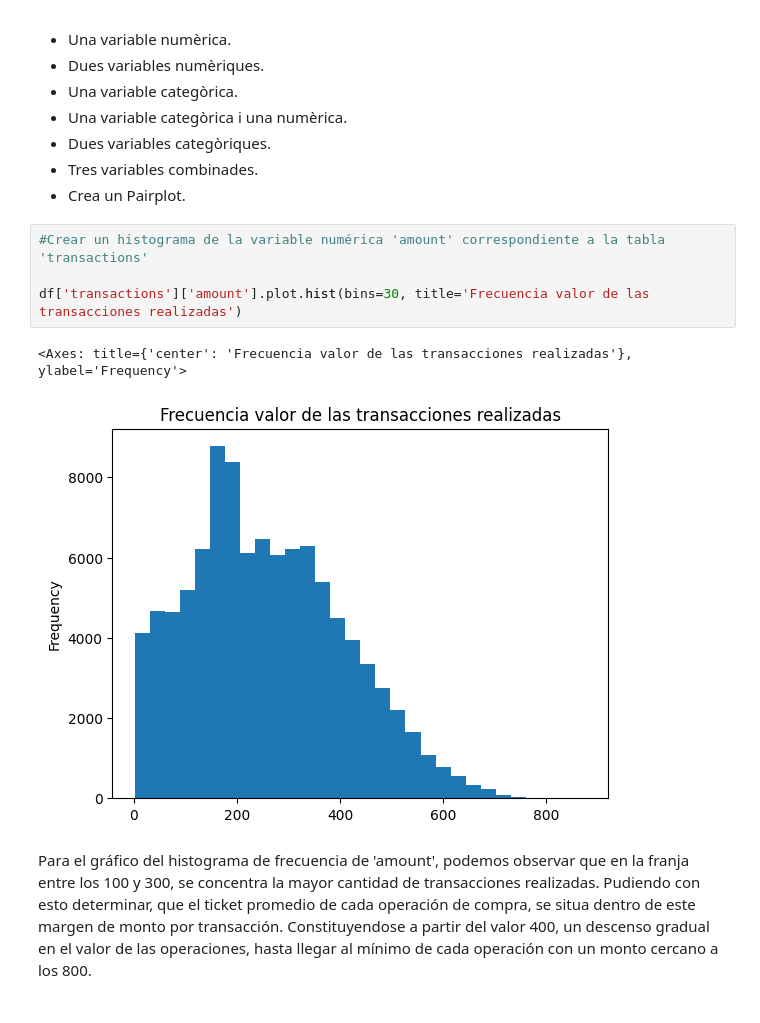
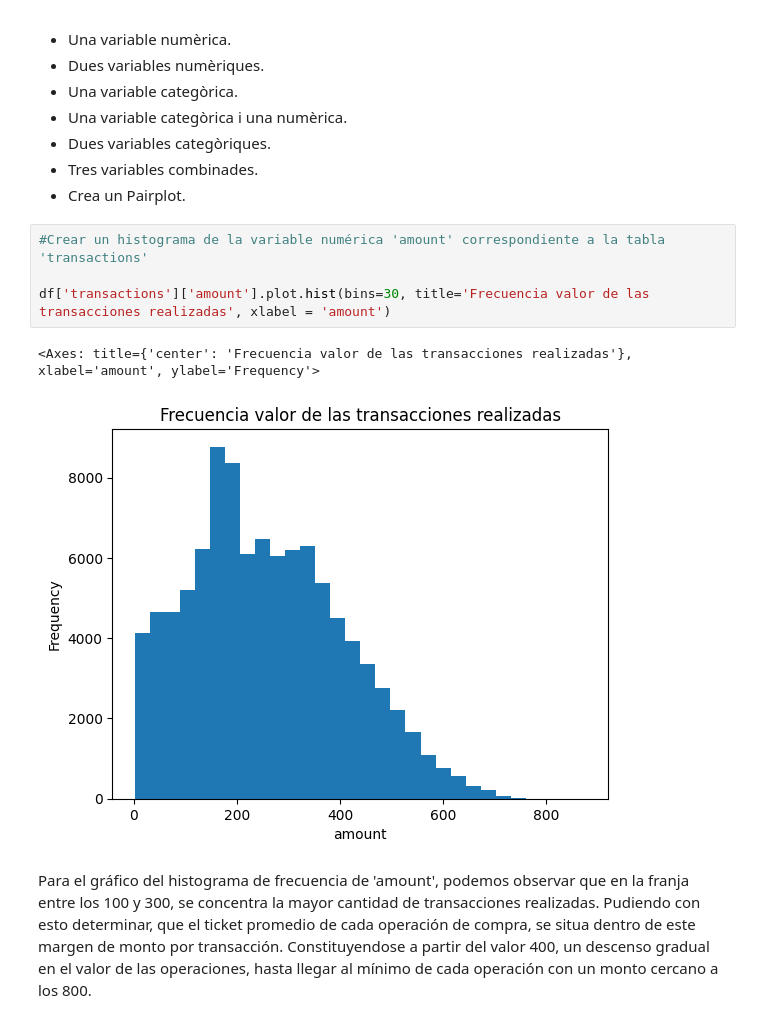
Before and after one commit to jp-roma/data_analytics_it_academy, a Jupyter notebook: Sprint _11: Visualització de Dades - sense maquetar/Sprint 11.ipynb, the cells around one changed output. Drawn from its saved outputs; the diff is of its cells as text.

```diff
--- a/Sprint _11: Visualització de Dades - sense maquetar/Sprint 11.ipynb
+++ b/Sprint _11: Visualització de Dades - sense maquetar/Sprint 11.ipynb
@@ -44,10 +44,10 @@ import seaborn as sns
 # %%
 #Crear un histograma de la variable numérica 'amount' correspondiente a la tabla 'transactions'
 
-df['transactions']['amount'].plot.hist(bins=30, title='Frecuencia valor de las transacciones realizadas')
+df['transactions']['amount'].plot.hist(bins=30, title='Frecuencia valor de las transacciones realizadas', xlabel = 'amount')
 # %% [output]
-<Axes: title={'center': 'Frecuencia valor de las transacciones realizadas'}, ylabel='Frequency'>
+<Axes: title={'center': 'Frecuencia valor de las transacciones realizadas'}, xlabel='amount', ylabel='Frequency'>
-[figure, old version]
+[figure, new version]
 # %% [markdown]
 Para el gráfico del histograma de frecuencia de 'amount', podemos observar que en la franja entre los 100 y 300, se concentra la mayor cantidad de transacciones realizadas. Pudiendo con esto determinar, que el ticket promedio de cada operación de compra, se situa dentro de este margen de monto por transacción. Constituyendose a partir del valor 400, un descenso gradual en el valor de las operaciones, hasta llegar al mínimo de cada operación con un monto cercano a los 800.
 # %%
```
Also changed, not shown: parts of 3 cells of this notebook.
